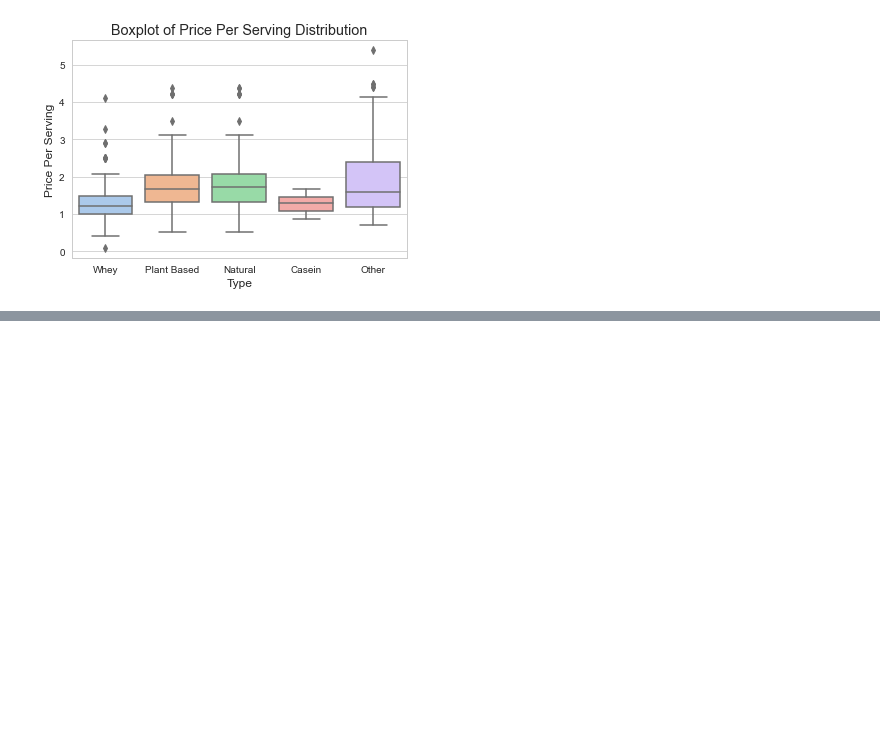
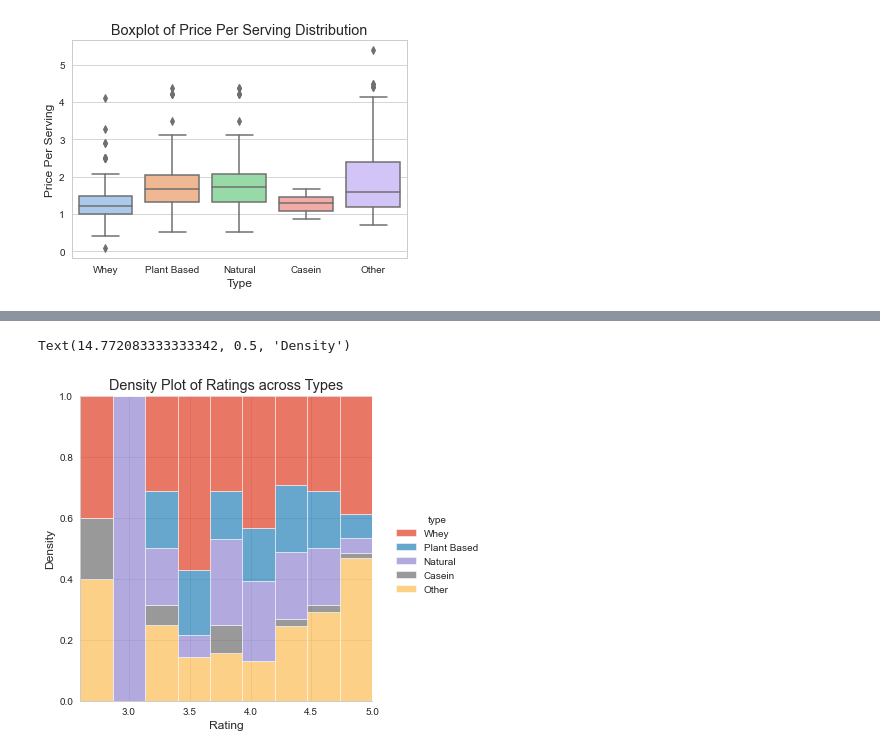
Before and after one commit to jessicajoy1019/WebScraping, a Jupyter notebook: vitamin.ipynb, the cells around one changed output, grey strips where cells are left out. Saved outputs shown, nothing was run; the diff lists cells and outputs as text; code cells hidden in the pictures; blank space fills up the shorter version.

```diff
--- a/vitamin.ipynb
+++ b/vitamin.ipynb
@@ -258,0 +223,9 @@ top10
+# %%
+#density distribution for ratings of each type
+sns.displot(proteins_rev, x='rating', hue='type', kind='hist', multiple="fill")
+plt.title('Density Plot of Ratings across Types')
+plt.xlabel('Rating')
+plt.ylabel('Density')
+# %% [output]
+Text(14.772083333333342, 0.5, 'Density')
+[figure, added]
```
Also changed, not shown: parts of 26 cells of this notebook.
